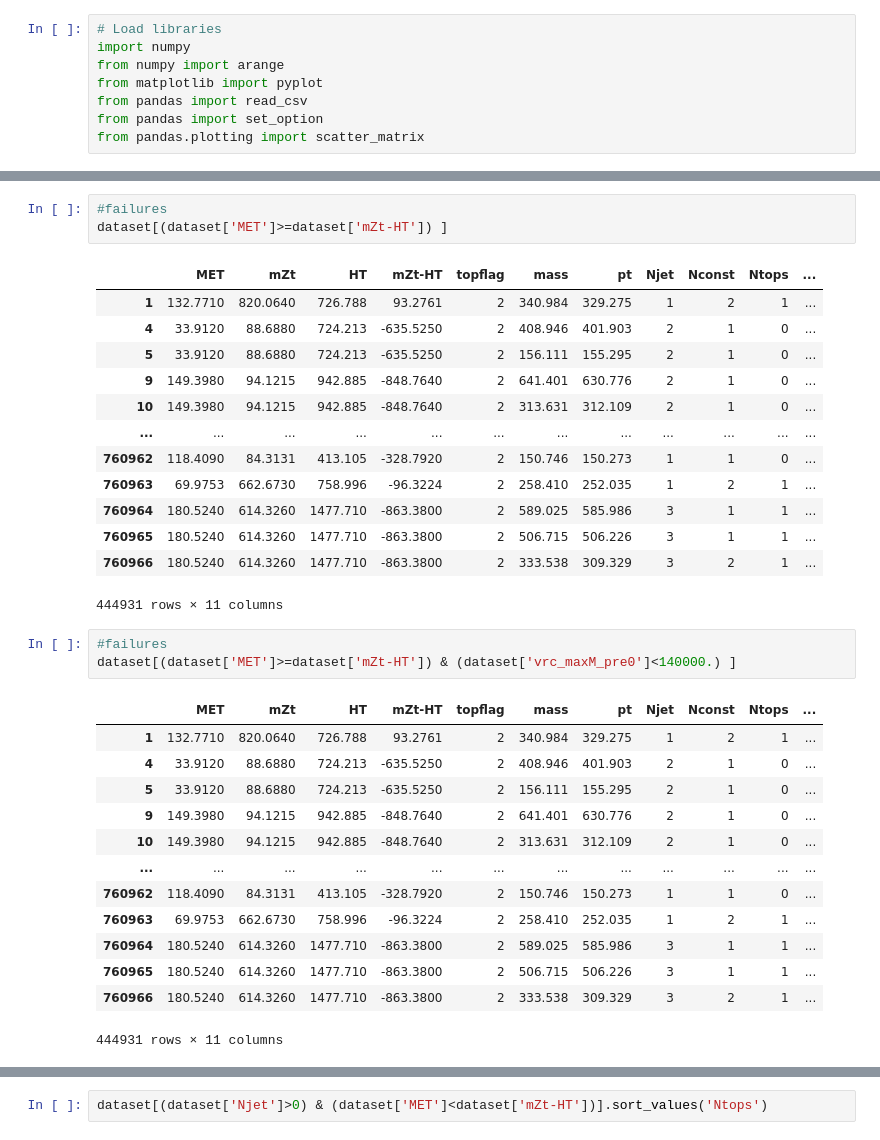
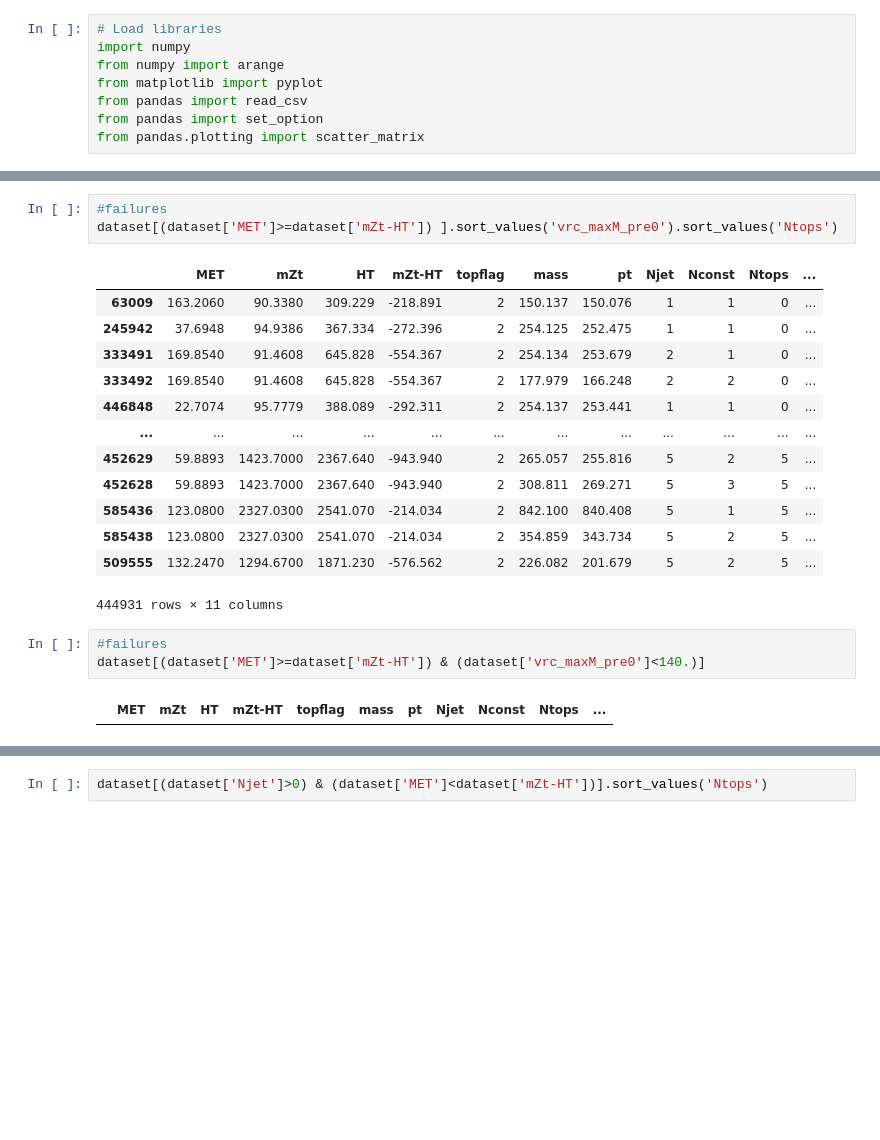
Before and after one commit to mesut-unal/AnalysisCheck, a Jupyter notebook: KinematicVarAnalysis-METHTCheck.ipynb, the cells around one changed output, grey strips where cells are left out. Drawn from its saved outputs; the diff is of its cells as text; blank space fills up the shorter version.

```diff
--- a/KinematicVarAnalysis-METHTCheck.ipynb
+++ b/KinematicVarAnalysis-METHTCheck.ipynb
@@ -29,37 +29,25 @@ dataset
 760968 rows × 11 columns
 # %%
 #failures
-dataset[(dataset['MET']>=dataset['mZt-HT']) ]
+dataset[(dataset['MET']>=dataset['mZt-HT']) ].sort_values('vrc_maxM_pre0').sort_values('Ntops')
 # %% [output]
 |  | MET | mZt | HT | mZt-HT | topflag | mass | pt | Njet | Nconst | Ntops | ... |
-| 1 | 132.7710 | 820.0640 | 726.788 | 93.2761 | 2 | 340.984 | 329.275 | 1 | 2 | 1 | ... |
-| 4 | 33.9120 | 88.6880 | 724.213 | -635.5250 | 2 | 408.946 | 401.903 | 2 | 1 | 0 | ... |
-| 5 | 33.9120 | 88.6880 | 724.213 | -635.5250 | 2 | 156.111 | 155.295 | 2 | 1 | 0 | ... |
-| 9 | 149.3980 | 94.1215 | 942.885 | -848.7640 | 2 | 641.401 | 630.776 | 2 | 1 | 0 | ... |
-| 10 | 149.3980 | 94.1215 | 942.885 | -848.7640 | 2 | 313.631 | 312.109 | 2 | 1 | 0 | ... |
+| 63009 | 163.2060 | 90.3380 | 309.229 | -218.891 | 2 | 150.137 | 150.076 | 1 | 1 | 0 | ... |
+| 245942 | 37.6948 | 94.9386 | 367.334 | -272.396 | 2 | 254.125 | 252.475 | 1 | 1 | 0 | ... |
+| 333491 | 169.8540 | 91.4608 | 645.828 | -554.367 | 2 | 254.134 | 253.679 | 2 | 1 | 0 | ... |
+| 333492 | 169.8540 | 91.4608 | 645.828 | -554.367 | 2 | 177.979 | 166.248 | 2 | 2 | 0 | ... |
+| 446848 | 22.7074 | 95.7779 | 388.089 | -292.311 | 2 | 254.137 | 253.441 | 1 | 1 | 0 | ... |
 | ... | ... | ... | ... | ... | ... | ... | ... | ... | ... | ... | ... |
-| 760962 | 118.4090 | 84.3131 | 413.105 | -328.7920 | 2 | 150.746 | 150.273 | 1 | 1 | 0 | ... |
-| 760963 | 69.9753 | 662.6730 | 758.996 | -96.3224 | 2 | 258.410 | 252.035 | 1 | 2 | 1 | ... |
-| 760964 | 180.5240 | 614.3260 | 1477.710 | -863.3800 | 2 | 589.025 | 585.986 | 3 | 1 | 1 | ... |
-| 760965 | 180.5240 | 614.3260 | 1477.710 | -863.3800 | 2 | 506.715 | 506.226 | 3 | 1 | 1 | ... |
-| 760966 | 180.5240 | 614.3260 | 1477.710 | -863.3800 | 2 | 333.538 | 309.329 | 3 | 2 | 1 | ... |
+| 452629 | 59.8893 | 1423.7000 | 2367.640 | -943.940 | 2 | 265.057 | 255.816 | 5 | 2 | 5 | ... |
+| 452628 | 59.8893 | 1423.7000 | 2367.640 | -943.940 | 2 | 308.811 | 269.271 | 5 | 3 | 5 | ... |
+| 585436 | 123.0800 | 2327.0300 | 2541.070 | -214.034 | 2 | 842.100 | 840.408 | 5 | 1 | 5 | ... |
+| 585438 | 123.0800 | 2327.0300 | 2541.070 | -214.034 | 2 | 354.859 | 343.734 | 5 | 2 | 5 | ... |
+| 509555 | 132.2470 | 1294.6700 | 1871.230 | -576.562 | 2 | 226.082 | 201.679 | 5 | 2 | 5 | ... |
 444931 rows × 11 columns
 # %%
 #failures
-dataset[(dataset['MET']>=dataset['mZt-HT']) & (dataset['vrc_maxM_pre0']<140000.) ]
+dataset[(dataset['MET']>=dataset['mZt-HT']) & (dataset['vrc_maxM_pre0']<140.)]
 # %% [output]
 |  | MET | mZt | HT | mZt-HT | topflag | mass | pt | Njet | Nconst | Ntops | ... |
-| 1 | 132.7710 | 820.0640 | 726.788 | 93.2761 | 2 | 340.984 | 329.275 | 1 | 2 | 1 | ... |
-| 4 | 33.9120 | 88.6880 | 724.213 | -635.5250 | 2 | 408.946 | 401.903 | 2 | 1 | 0 | ... |
-| 5 | 33.9120 | 88.6880 | 724.213 | -635.5250 | 2 | 156.111 | 155.295 | 2 | 1 | 0 | ... |
-| 9 | 149.3980 | 94.1215 | 942.885 | -848.7640 | 2 | 641.401 | 630.776 | 2 | 1 | 0 | ... |
-| 10 | 149.3980 | 94.1215 | 942.885 | -848.7640 | 2 | 313.631 | 312.109 | 2 | 1 | 0 | ... |
-| ... | ... | ... | ... | ... | ... | ... | ... | ... | ... | ... | ... |
-| 760962 | 118.4090 | 84.3131 | 413.105 | -328.7920 | 2 | 150.746 | 150.273 | 1 | 1 | 0 | ... |
-| 760963 | 69.9753 | 662.6730 | 758.996 | -96.3224 | 2 | 258.410 | 252.035 | 1 | 2 | 1 | ... |
-| 760964 | 180.5240 | 614.3260 | 1477.710 | -863.3800 | 2 | 589.025 | 585.986 | 3 | 1 | 1 | ... |
-| 760965 | 180.5240 | 614.3260 | 1477.710 | -863.3800 | 2 | 506.715 | 506.226 | 3 | 1 | 1 | ... |
-| 760966 | 180.5240 | 614.3260 | 1477.710 | -863.3800 | 2 | 333.538 | 309.329 | 3 | 2 | 1 | ... |
-444931 rows × 11 columns
 # %%
 #survivors
```
Also changed, not shown: parts of 17 cells of this notebook, 2 other files.
